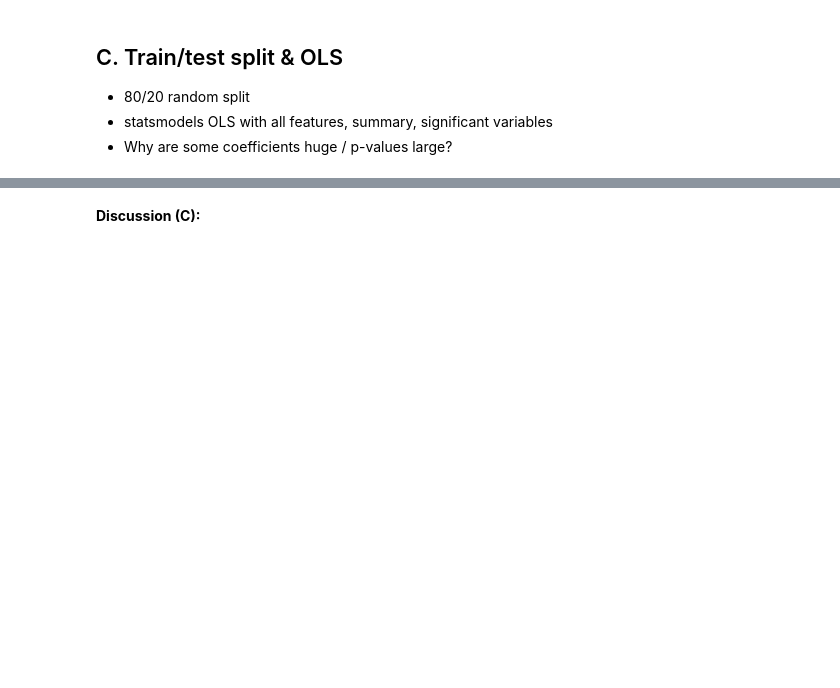
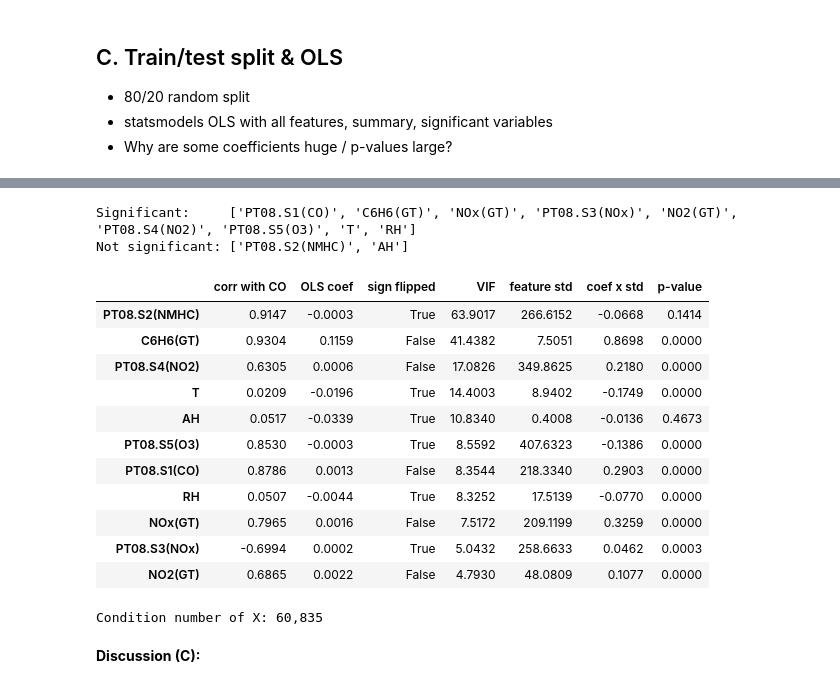
Before and after one commit to YidingWang05/ml_inclass_exercise, a Jupyter notebook: co_lab.ipynb, the cells around one changed output, grey strips where cells are left out. Saved outputs shown, nothing was run; the diff lists cells and outputs as text; code cells hidden in the pictures; blank space fills up the shorter version.

```diff
--- a/co_lab.ipynb
+++ b/co_lab.ipynb
@@ -221,3 +195,57 @@ Remaining NaNs after imputation: 0
 - 80/20 random split
 - statsmodels OLS with all features, summary, significant variables
 - Why are some coefficients huge / p-values large?
+# %%
+# CELL1
+train_df, test_df = train_test_split(df_clean, test_size=0.2, random_state = RANDOM_STATE)
+train_imp, test_imp = knn_impute(train_df, test_df)
+
+X_train,y_train = train_imp[FEATURES], train_imp[TARGET]
+X_test,y_test = test_imp[FEATURES], test_imp[TARGET]
+
+print(f"Train : {X_train.shape}, Test : {X_test.shape}")
+
+# CELL2
+X_train_c = sm.add_constant(X_train)
+ols = sm.OLS(y_train, X_train_c).fit()
+print(ols.summary())
+
+# CELL3
+# ---- C3. Significant variables (alpha = 0.05) ----
+coef_tbl = pd.DataFrame({
+    "coef": ols.params,
+    "std err": ols.bse,
+    "t": ols.tvalues,
+    "p-value": ols.pvalues,
+}).drop("const")
+coef_tbl["significant (p<0.05)"] = coef_tbl["p-value"] < 0.05
+display(coef_tbl.sort_values("p-value").round(5))
+
+print("Significant:    ", list(coef_tbl.index[coef_tbl["significant (p<0.05)"]]))
+print("Not significant:", list(coef_tbl.index[~coef_tbl["significant (p<0.05)"]]))
+
+# CELL4
+from statsmodels.stats.outliers_influence import variance_inflation_factor
+
+# (i) Variance inflation factors (computed with the constant included)
+vif = pd.Series(
+    [variance_inflation_factor(X_train_c.values, i) for i in range(1, X_train_c.shape[1])],
+    index=FEATURES, name="VIF",
+)
+
+# (ii) Sign of the marginal correlation with CO vs sign of the OLS coefficient
+corr_with_y = X_train.corrwith(y_train)
+
+# (iii) Feature scale: coefficient size depends on the units of each feature
+diag = pd.DataFrame({
+    "corr with CO": corr_with_y,
+    "OLS coef": ols.params[FEATURES],
+    "sign flipped": np.sign(corr_with_y) != np.sign(ols.params[FEATURES]),
+    "VIF": vif,
+    "feature std": X_train.std(),
+    "coef x std": ols.params[FEATURES] * X_train.std(),   # effect of a 1-SD change
+    "p-value": ols.pvalues[FEATURES],
+})
+display(diag.sort_values("VIF", ascending=False).round(4))
+print(f"Condition number of X: {ols.condition_number:,.0f}")
+# %% [output]
@@ -224,3 +281,18 @@ Remaining NaNs after imputation: 0
+Significant:     ['PT08.S1(CO)', 'C6H6(GT)', 'NOx(GT)', 'PT08.S3(NOx)', 'NO2(GT)', 'PT08.S4(NO2)', 'PT08.S5(O3)', 'T', 'RH']
+Not significant: ['PT08.S2(NMHC)', 'AH']
+|  | corr with CO | OLS coef | sign flipped | VIF | feature std | coef x std | p-value |
+| PT08.S2(NMHC) | 0.9147 | -0.0003 | True | 63.9017 | 266.6152 | -0.0668 | 0.1414 |
+| C6H6(GT) | 0.9304 | 0.1159 | False | 41.4382 | 7.5051 | 0.8698 | 0.0000 |
+| PT08.S4(NO2) | 0.6305 | 0.0006 | False | 17.0826 | 349.8625 | 0.2180 | 0.0000 |
+| T | 0.0209 | -0.0196 | True | 14.4003 | 8.9402 | -0.1749 | 0.0000 |
+| AH | 0.0517 | -0.0339 | True | 10.8340 | 0.4008 | -0.0136 | 0.4673 |
+| PT08.S5(O3) | 0.8530 | -0.0003 | True | 8.5592 | 407.6323 | -0.1386 | 0.0000 |
+| PT08.S1(CO) | 0.8786 | 0.0013 | False | 8.3544 | 218.3340 | 0.2903 | 0.0000 |
+| RH | 0.0507 | -0.0044 | True | 8.3252 | 17.5139 | -0.0770 | 0.0000 |
+| NOx(GT) | 0.7965 | 0.0016 | False | 7.5172 | 209.1199 | 0.3259 | 0.0000 |
+| PT08.S3(NOx) | -0.6994 | 0.0002 | True | 5.0432 | 258.6633 | 0.0462 | 0.0003 |
+| NO2(GT) | 0.6865 | 0.0022 | False | 4.7930 | 48.0809 | 0.1077 | 0.0000 |
+Condition number of X: 60,835
 # %% [markdown]
 **Discussion (C):**
 # %% [markdown]
```
Also changed, not shown: parts of 4 cells of this notebook.
